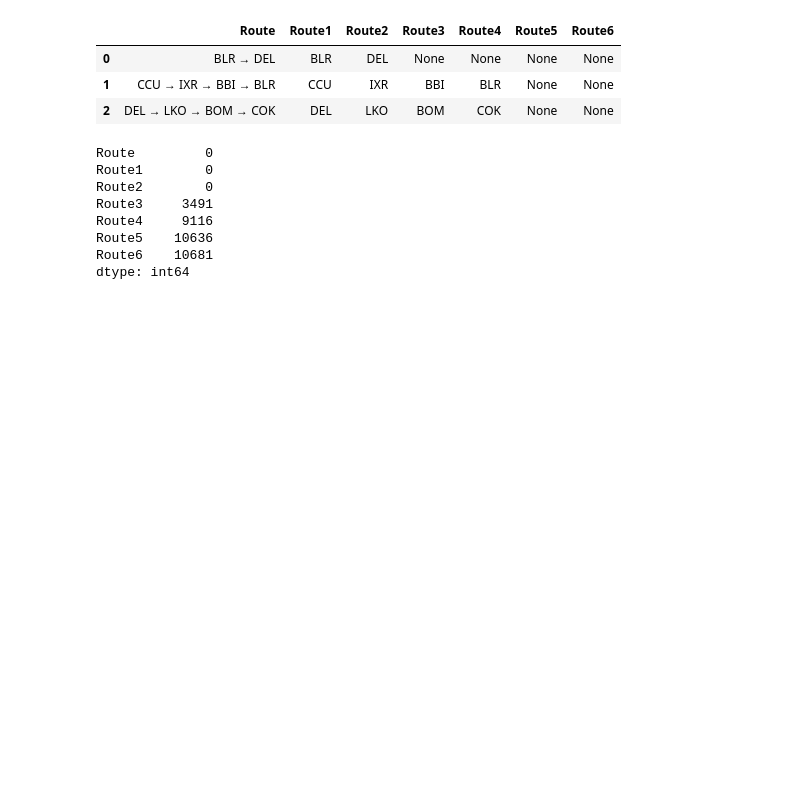
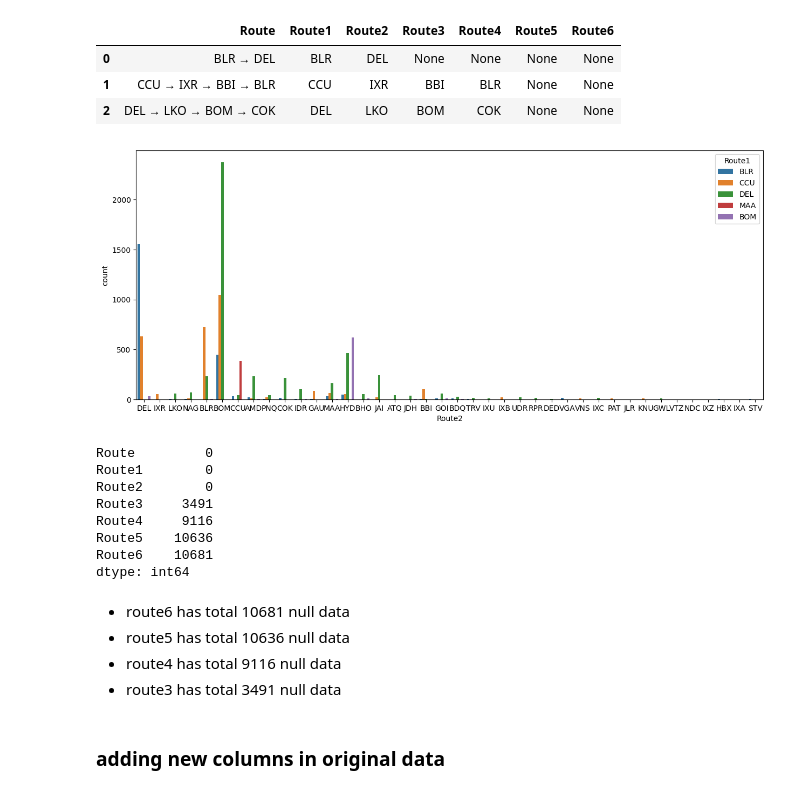
Before and after one commit to Naresh-Dhimal/Datascience-and-ML-using-python, a Jupyter notebook: week7/Day2/ML/task/airtickets_price_prediction.ipynb, the cells around one changed output. Drawn from its saved outputs; the diff is of its cells as text; code cells hidden in the pictures; blank space fills up the shorter version.

```diff
--- a/week7/Day2/ML/task/airtickets_data.ipynb
+++ b/week7/Day2/ML/task/airtickets_price_prediction.ipynb
@@ -427,6 +409,14 @@ route_dataframe.head(3)
 | 0 | BLR → DEL | BLR | DEL | None | None | None | None |
 | 1 | CCU → IXR → BBI → BLR | CCU | IXR | BBI | BLR | None | None |
 | 2 | DEL → LKO → BOM → COK | DEL | LKO | BOM | COK | None | None |
+# %%
+import matplotlib.pyplot as plt
+import seaborn as sns
+plt.figure(figsize=(15,6))
+sns.countplot(x="Route2", hue="Route1", data=route_dataframe)
+plt.show()
+# %% [output]
+[figure, added]
 # %%
 route_dataframe.isna().sum()
 # %% [output]
@@ -438,3 +428,10 @@ Route4     9116
 Route5    10636
 Route6    10681
 dtype: int64
+# %% [markdown]
+* route6 has total 10681 null data
+* route5 has total 10636 null data
+* route4 has total 9116 null data
+* route3 has total 3491 null data
+# %% [markdown]
+### adding new columns in original data
```
Also changed, not shown: parts of 85 cells of this notebook, 1 other file.
